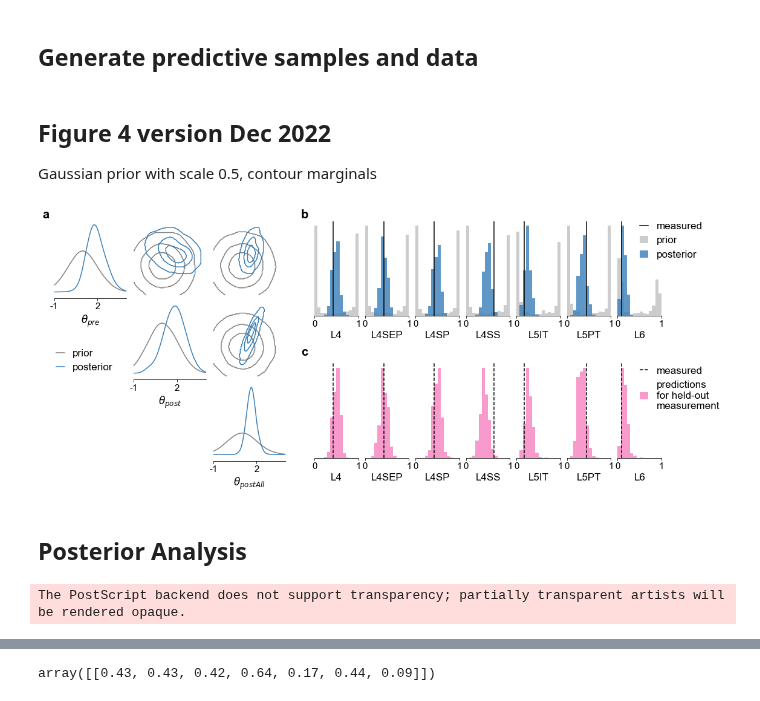
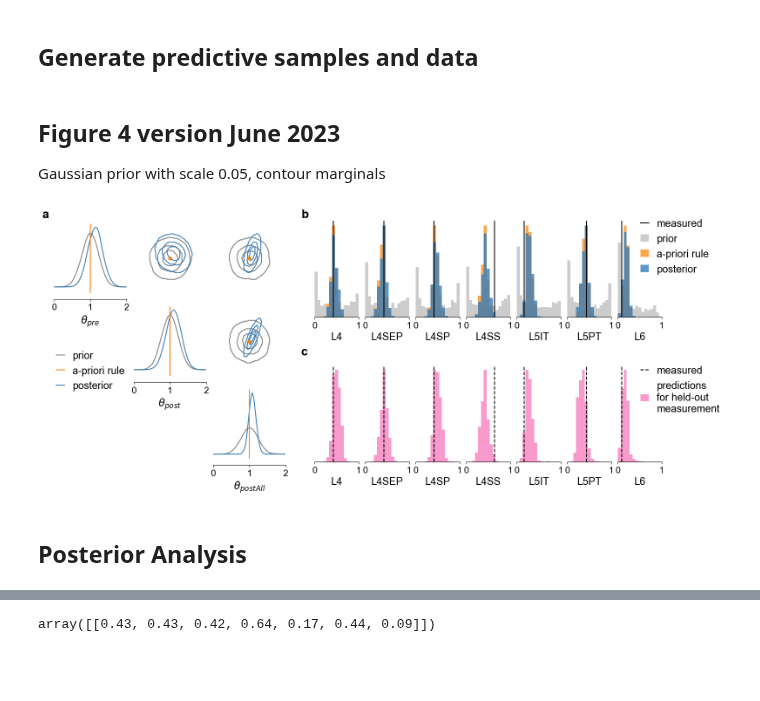
Before and after one commit to mackelab/sbi-for-connectomics, a Jupyter notebook: figures/fig3/figure3-sbi_with_measurements.ipynb, the cells around one changed output, grey strips where cells are left out. Drawn from its saved outputs; the diff is of its cells as text; code cells hidden in the pictures; blank space fills up the shorter version.

```diff
--- a/figures/fig3/figure3-sbi_with_measurements.ipynb
+++ b/figures/fig3/figure3-sbi_with_measurements.ipynb
@@ -28,9 +28,9 @@ from sbi.inference import prepare_for_sbi
 from sbi.analysis import pairplot, conditional_pairplot
 from sbi.inference import SNPE
 
-from consbi import DATA_PATH, RESULTS_PATH
+from consbi import BASE_PATH, DATA_PATH, RESULTS_PATH
 
-plt.style.use('../plotting_settings.mplstyle')
+plt.style.use(BASE_PATH.joinpath("figures/plotting_settings.mplstyle"))
 %matplotlib inline
 
 # Colorblind color palette
@@ -82,4 +107,8 @@ else:
 # %%
+# load predictive samples from unparametrized DSO rule (Udvary et al.)
+with open(RESULTS_PATH.joinpath("unparametrized_dso_rule_predictive_samples.p"), "rb") as fh:
+    thos_initial, xos_initial = pickle.load(fh).values()
+
 # load cross validation results
 with open(RESULTS_PATH.joinpath("cross_validation_results_default_rule.p"), "rb") as fh:
     predictive_samples_lit = pickle.load(fh)["predictive_samples_lit"]
@@ -87,12 +116,11 @@ with open(RESULTS_PATH.joinpath("cross_validation_results_default_rule.p"), "rb"
 # collect predicted xos for each dimension, shape 1000 x 7.
 predicted_xos_per_dim = torch.stack([xii[:, ii] for ii, xii in enumerate(predictive_samples_lit)]).T.numpy()
 # %% [markdown]
-## Figure 4 version Dec 2022
-Gaussian prior with scale 0.5, contour marginals
+## Figure 4 version June 2023
+Gaussian prior with scale 0.05, contour marginals
 # %%
 fig = plt.figure(figsize=(18, 7))
 outer_grid = fig.add_gridspec(1, 2, wspace=0.1, hspace=0, width_ratios=[.4, .6])
-num_samples = 10000
 # set KDE values
 num_bins = 100
 bw_method = 0.3
@@ -106,26 +134,41 @@ ax1 = left_grid.subplots()  # Create all subplots for the inner
 posterior_opts = dict(upper="contour",
                       diag="kde",
                       contour_offdiag=dict(levels=[0.34, 0.68, 0.95]),
-                      points_colors=["k"],
-                      points_offdiag=dict(marker="+", markersize=7),
+                      points_colors=["C1"],
+                      points_offdiag=dict(marker=".", markersize=10),
                       kde_offdiag=dict(bins=num_bins, bw_method=bw_method),
                       kde_diag=dict(bins=num_bins, bw_method=bw_method),
-                      hist_diag=dict(bins=20, histtype="step", density=True),
+                      hist_diag=dict(bins=10, histtype="step", density=True),
                       labels = param_labels,
 
            )
-fig, ax1 = pairplot([ths[:num_samples], thos[:num_samples]],
+
+fig, ax1 = pairplot([ths[:num_samples]],
                     samples_colors=["gray", colors[0]],
+                    points = torch.ones(1, 3),
                     fig=fig, axes=ax1,
-                    limits=[[-1, 4]] * 3,
-                    ticks =[[-1, 2]] * 3,
-                    **posterior_opts)
+                    limits=[[0, 2]] * 3,
+#                     ticks =[[0, 1]] * 3,
+                    **posterior_opts
+                   )
+fig, ax1 = pairplot([thos[:num_samples]],
+                    samples_colors=[colors[0]],
+                    points = torch.ones(1, 3),
+                    fig=fig, axes=ax1,
+                    limits=[[0, 2]] * 3,
+#                     ticks =[[0, 1]] * 3,
+                    **posterior_opts
+                   )
 
 plt.sca(ax1[0, 0])
-plt.legend(["prior", "posterior"],
+plt.legend(["prior", "a-priori rule", "posterior"],
            bbox_to_anchor=(-.1, -.6),
            handlelength=handlelength,
            loc=2)
+
+for idx in range(3):
+    plt.sca(ax1[idx, idx])
+    plt.xticks([0, 1, 2])
 
 
 # Posterior predictives
@@ -140,34 +183,45 @@ ax3 = grid22.subplots(subplot_kw=dict(sharey=True))
 # ax2 = right_grid.subplots(subplot_kw=dict(sharey=True, sharex=True))
 
 
-bins = np.linspace(0, 1, 15)
-# prior predictive
-custom_marginal_plot(ax2, xs.numpy(),
+bins = np.linspace(0, 1, 16)
+# Predictive distributions
+custom_marginal_plot(ax2, xs.squeeze().numpy(),
                      points=xo,
                      x_label="prior",
                      points_label="measured",
                      show_xlabels=False,
-#                      show_tick_labels=False,  # not implemented
                      num_bins=bins,
                      color="gray",
                      histtype="stepfilled",
                      alpha=0.4,
                      plot_legend=False,
                     )
-custom_marginal_plot(ax2, xos.numpy(),
+custom_marginal_plot(ax2, xos_initial.squeeze().numpy(),
+                     points=None,
+                     x_label="a-priori rule",
+                     points_label="measured",
+                     show_xlabels=False,
+                     labels=obs_labels,
+                     num_bins=bins,
+                     color=colors[1],
+                     histtype="stepfilled",
+                     alpha=0.7,
+                     plot_legend=False,
+                    )
+custom_marginal_plot(ax2, xos.squeeze().numpy(),
                      x_label="posterior",
                      points=None,
                      points_label="measured",
                      show_xlabels=True,
                      labels=obs_labels,
-#                      show_tick_labels=False,  # not implemented
                      num_bins=bins,
                      color=colors[0],
+                     alpha=0.8,
                      plot_legend=False,)
 
 
 plt.sca(ax2[-1])
-bbox_to_anchor=(0.3, .5)
+bbox_to_anchor=(0.3, .35)
 plt.legend(handlelength=handlelength,
            bbox_to_anchor=bbox_to_anchor,
            loc="lower left",
@@ -177,41 +231,39 @@ plt.legend(handlelength=handlelength,
 custom_marginal_plot(ax3, predicted_xos_per_dim, xo,
                      x_label="predictions\nfor held-out\nmeasurement",
                      points_label="measured",
                      labels=obs_labels,
                      num_bins=bins,
                      color=colors[3],
                      handlelength=handlelength,
                      bbox_to_anchor=(0.28, .67),
                      plot_legend=False,
                      points_line_style="--",
                     )
 
 plt.sca(ax3[-1])
 plt.legend(handlelength=handlelength,
            bbox_to_anchor=(0.3, .4),
            loc="lower left",
           );
 
 # Add Letters.
 weight = "bold"
 fontsize = 20
 y1 = 0.91
 y2 = 0.46
 
 x1 = 0.11
 x2 = 0.44
 fig.text(x1, y1, "a", fontsize=fontsize, fontweight=weight)
 fig.text(x2, y1, "b", fontsize=fontsize, fontweight=weight)
 fig.text(x2, y2, "c", fontsize=fontsize, fontweight=weight);
 # %% [output]
-[figure, old version]
+[figure, new version]
 # %% [markdown]
 ## Posterior Analysis
 # %%
-for end in ["png", "pdf", "eps"]:
-    fig.savefig(f"figure3_SBI_results_v5_with_gaussian05_contour.{end}", dpi=300, bbox_inches='tight')
+for end in ["png", "pdf"]:
+    fig.savefig(f"figure3_SBI_results_gaussian005_with_apriori_rule.{end}", dpi=300, bbox_inches='tight')
-# %% [output]
-The PostScript backend does not support transparency; partially transparent artists will be rendered opaque.
 # %%
 from sbi.utils.metrics import c2st
 
```
Also changed, not shown: parts of 14 cells of this notebook, 5 other files.
